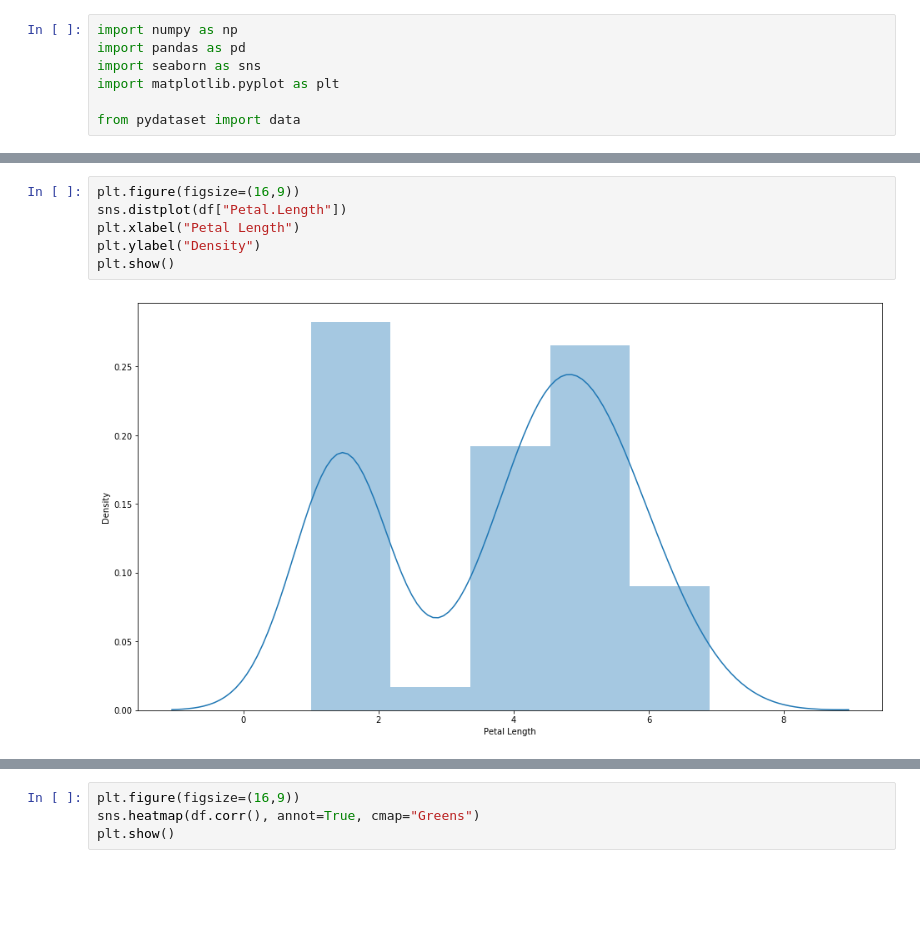
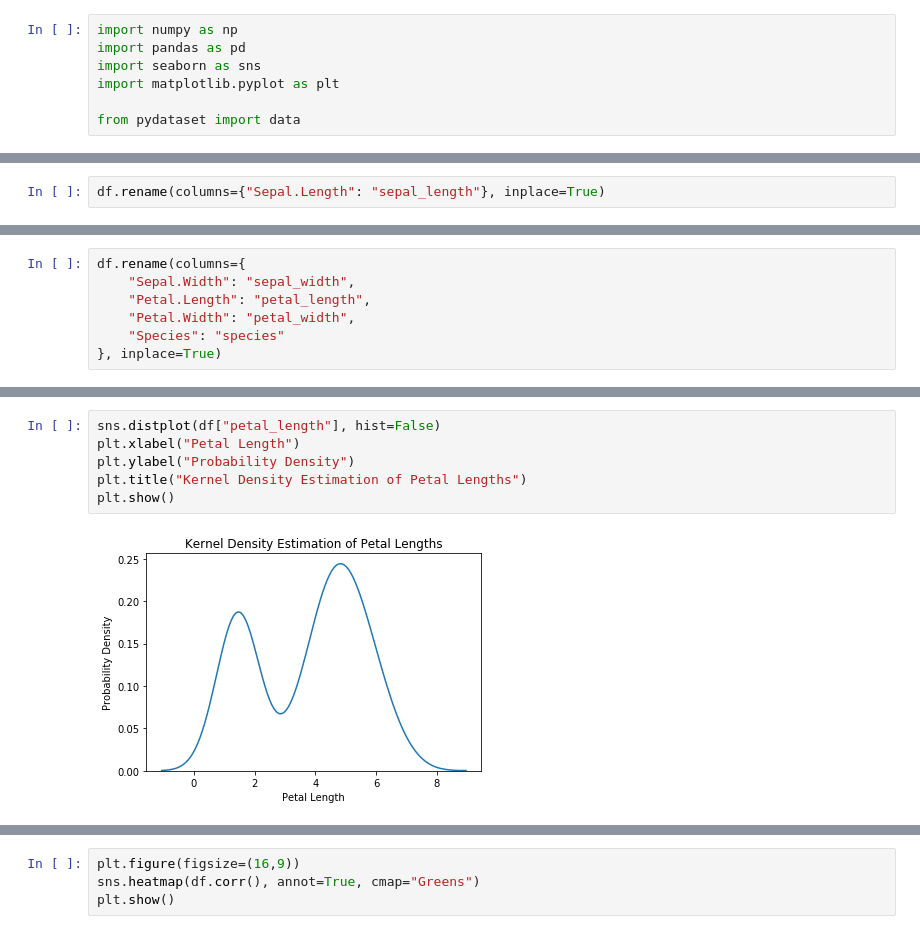
Before and after one commit to aleclhartman/python-exercises, a Jupyter notebook: 4.8.5_seaborn_exercises.ipynb, the cells around one changed output, grey strips where cells are left out. Drawn from its saved outputs; the diff is of its cells as text; blank space fills up the shorter version.

```diff
--- a/4.8.5_seaborn_exercises.ipynb
+++ b/4.8.5_seaborn_exercises.ipynb
@@ -19,0 +19,2 @@ Name: Petal.Length, dtype: int64
+# %%
+df.rename(columns={"Sepal.Length": "sepal_length"}, inplace=True)
@@ -19,0 +30,7 @@ Name: Petal.Length, dtype: int64
+# %%
+df.rename(columns={
+    "Sepal.Width": "sepal_width",
+    "Petal.Length": "petal_length",
+    "Petal.Width": "petal_width",
+    "Species": "species"
+}, inplace=True)
@@ -20,8 +84,8 @@ Name: Petal.Length, dtype: int64
 # %%
-plt.figure(figsize=(16,9))
-sns.distplot(df["Petal.Length"])
+sns.distplot(df["petal_length"], hist=False)
 plt.xlabel("Petal Length")
-plt.ylabel("Density")
+plt.ylabel("Probability Density")
+plt.title("Kernel Density Estimation of Petal Lengths")
 plt.show()
 # %% [output]
-[figure, old version]
+[figure, new version]
```
Also changed, not shown: parts of 13 cells of this notebook.
